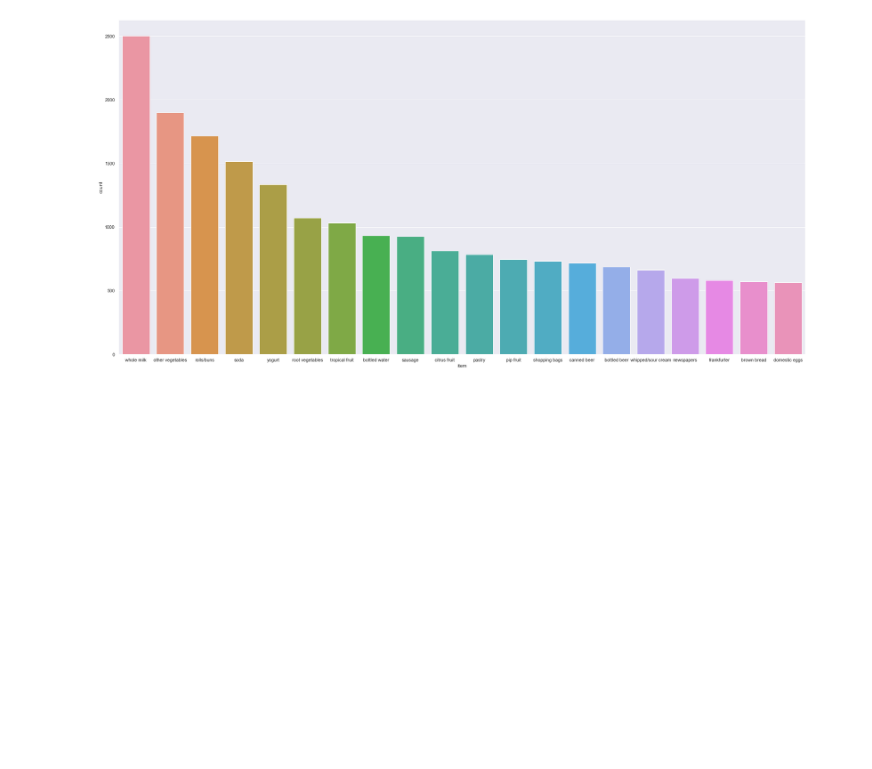
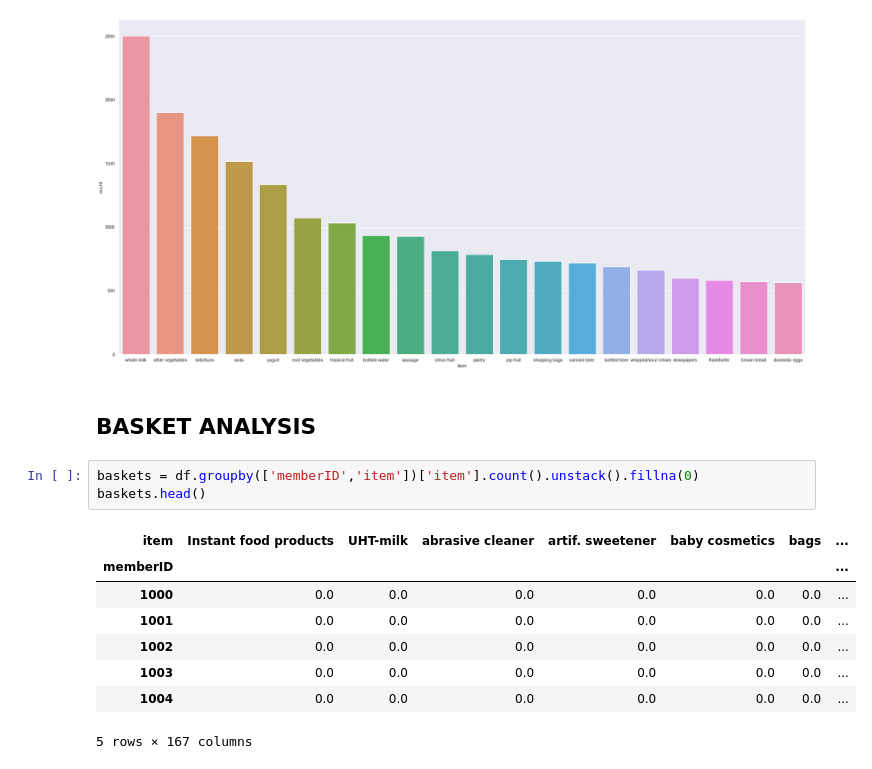
Before and after one commit to tuhoang1412/EDA_Groceries, a Jupyter notebook: main.ipynb, the cells around one changed output. Saved outputs shown, nothing was run; the diff lists cells and outputs as text; blank space fills up the shorter version.

```diff
--- a/main.ipynb
+++ b/main.ipynb
@@ -145,3 +145,17 @@ sns.barplot(x='item', y='count', data=itemcounts_sorted[0:20])
 plt.gcf().set_size_inches(30, 15)
 # %% [output]
 [figure]
+# %% [markdown]
+## BASKET ANALYSIS
+# %%
+baskets = df.groupby(['memberID','item'])['item'].count().unstack().fillna(0)
+baskets.head()
+# %% [output]
+| item | Instant food products | UHT-milk | abrasive cleaner | artif. sweetener | baby cosmetics | bags | ... |
+| memberID |  |  |  |  |  |  | ... |
+| 1000 | 0.0 | 0.0 | 0.0 | 0.0 | 0.0 | 0.0 | ... |
+| 1001 | 0.0 | 0.0 | 0.0 | 0.0 | 0.0 | 0.0 | ... |
+| 1002 | 0.0 | 0.0 | 0.0 | 0.0 | 0.0 | 0.0 | ... |
+| 1003 | 0.0 | 0.0 | 0.0 | 0.0 | 0.0 | 0.0 | ... |
+| 1004 | 0.0 | 0.0 | 0.0 | 0.0 | 0.0 | 0.0 | ... |
+5 rows × 167 columns
```
Also changed, not shown: parts of 2 cells of this notebook.
